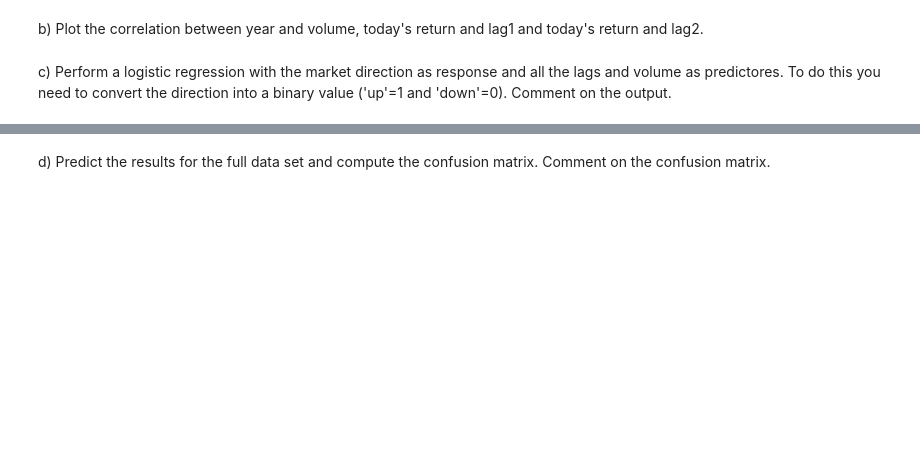
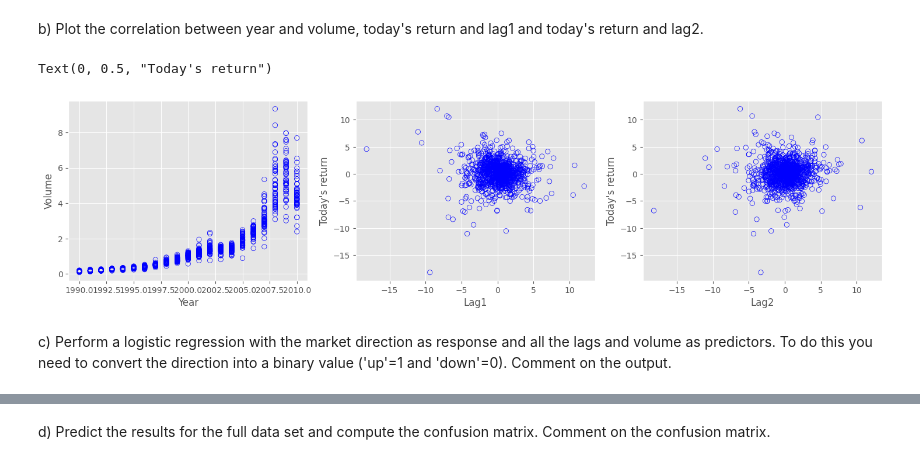
Before and after one commit to ErikTheViking92/Code, a Jupyter notebook: comparison_of_classifiers.ipynb, the cells around one changed output, grey strips where cells are left out. Drawn from its saved outputs; the diff is of its cells as text; code cells hidden in the pictures; blank space fills up the shorter version.

```diff
--- a/comparison_of_classifiers.ipynb
+++ b/comparison_of_classifiers.ipynb
@@ -21,7 +21,7 @@ np.set_printoptions(precision=4) #print numpy arrays with precision 4
 # %% [markdown]
 Read the data from Weekly.csv. The data set Weekly contains 1089 weekly returns of a stock index for 21 years, from the beginning of 1990 to the end of 2010. Lags refer to the percentage returns for each of the five previous periods.
 # %%
-df = pd.read_csv('../Data/Weekly.csv')
+df = pd.read_csv('./Data/Weekly.csv')
 print('Weekly dataframe shape =', df.shape)
 df.head()
 # %% [output]
@@ -39,4 +62,20 @@ a) Compute the matrix of correlations between the variables and comment on the o
 # %% [markdown]
 b) Plot the correlation between year and volume, today's return and lag1 and today's return and lag2.
+# %%
+fig, (ax1, ax2, ax3) = plt.subplots(1, 3, figsize=(18,4))
+ax1.scatter(df.Year.values, df.Volume, facecolor = 'none', edgecolor = 'b')
+ax1.set_xlabel('Year')
+ax1.set_ylabel('Volume')
+
+ax2.scatter(df.Lag1.values, df.Today, facecolor = 'none', edgecolor = 'b')
+ax2.set_xlabel('Lag1')
+ax2.set_ylabel('Today\'s return')
+
+ax3.scatter(df.Lag2.values, df.Today, facecolor = 'none', edgecolor = 'b')
+ax3.set_xlabel('Lag2')
+ax3.set_ylabel('Today\'s return')
+# %% [output]
+Text(0, 0.5, "Today's return")
+[figure, added]
 # %% [markdown]
-c) Perform a logistic regression with the market direction as response and all the lags and volume as predictores. To do this you need to convert the direction into a binary value ('up'=1 and 'down'=0). Comment on the output.
+c) Perform a logistic regression with the market direction as response and all the lags and volume as predictors. To do this you need to convert the direction into a binary value ('up'=1 and 'down'=0). Comment on the output.
```
Also changed, not shown: parts of 10 cells of this notebook, 2 other files.
